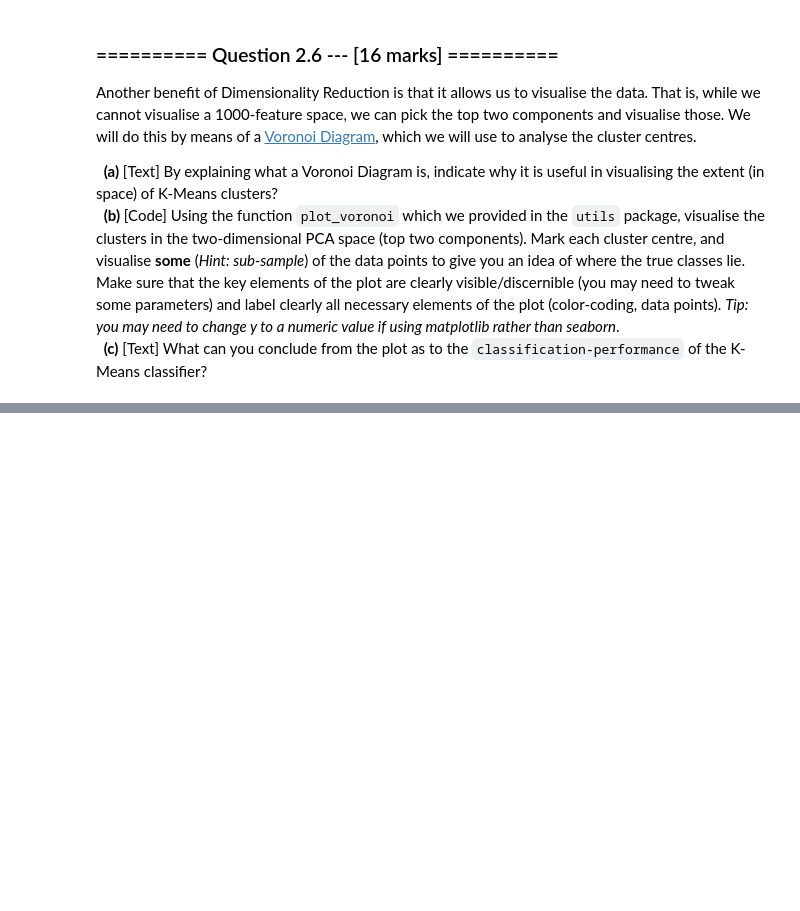
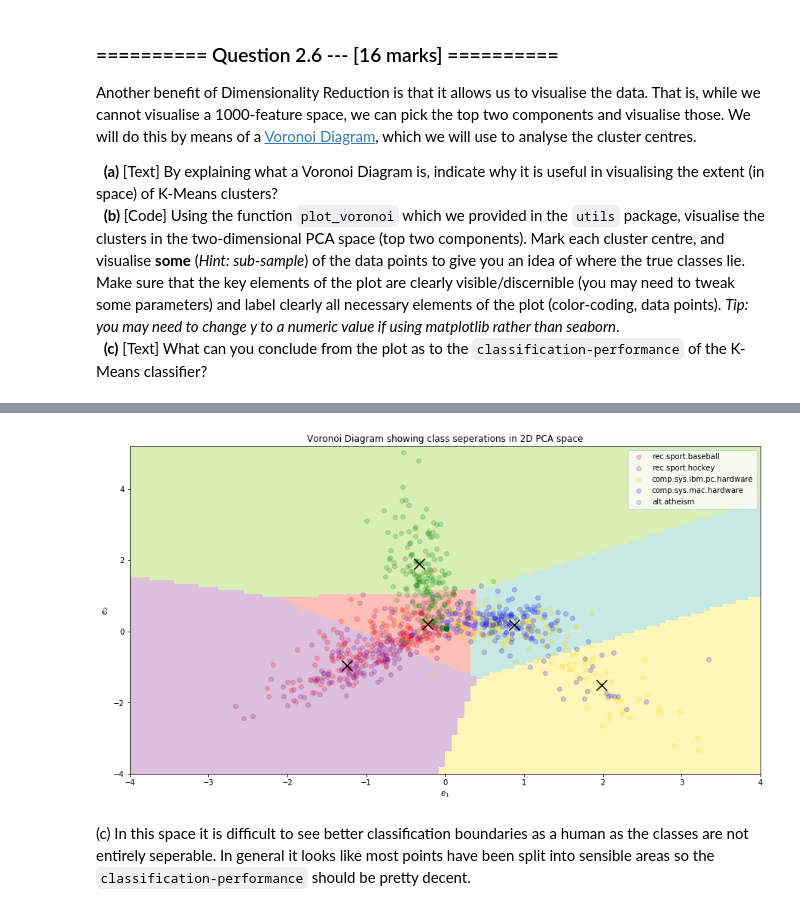
Before and after one commit to RJHughes/ML18, a Jupyter notebook: Assignments/04_A_KMeans.ipynb, the cells around one changed output, grey strips where cells are left out. Saved outputs shown, nothing was run; the diff lists cells and outputs as text; code cells hidden in the pictures; blank space fills up the shorter version.

```diff
--- a/Assignments/04_A_KMeans.ipynb
+++ b/Assignments/04_A_KMeans.ipynb
@@ -341,0 +395,36 @@ Another benefit of Dimensionality Reduction is that it allows us to visualise th
+# %%
+#(b) #
+
+
+centers = km.cluster_centers_
+plot_voronoi(km,[-4, 4, -4, 5.2], clr_map='Set3')
+
+cat_1 = np.array((y[:] == y[0])*1).reshape(-1,1)*new_X
+cat_2 = np.array((y[:] == y[2])*1).reshape(-1,1)*new_X
+cat_3 = np.array((y[:] == y[3])*1).reshape(-1,1)*new_X
+cat_4 = np.array((y[:] == y[6])*1).reshape(-1,1)*new_X
+cat_5 = np.array((y[:] == y[5])*1).reshape(-1,1)*new_X
+
+cat_1 = cat_1[~np.all(cat_1== 0 , axis=1)]
+cat_2 = cat_2[~np.all(cat_2== 0 , axis=1)]
+cat_3 = cat_3[~np.all(cat_3== 0 , axis=1)]
+cat_4 = cat_4[~np.all(cat_4== 0 , axis=1)]
+cat_5 = cat_5[~np.all(cat_5== 0 , axis=1)]
+
+subset = 200
+plt.scatter(cat_1[1:subset, 0],cat_1[1:subset, 1],alpha=0.2, color ='red',   label = 'rec.sport.baseball')
+plt.scatter(cat_2[1:subset, 0],cat_2[1:subset, 1],alpha=0.2, color ='purple',label = 'rec.sport.hockey')
+plt.scatter(cat_3[1:subset, 0],cat_3[1:subset, 1],alpha=0.2, color ='gold',  label = 'comp.sys.ibm.pc.hardware')
+plt.scatter(cat_4[1:subset, 0],cat_4[1:subset, 1],alpha=0.2, color ='blue',  label = 'comp.sys.mac.hardware')
+plt.scatter(cat_5[1:subset, 0],cat_5[1:subset, 1],alpha=0.2, color ='green', label = 'alt.atheism')
+
+plt.scatter(centers[:, 0],centers[:, 1],marker='x',s=200, color = 'k')
+plt.legend()
+plt.xlabel('$e_1$')
+plt.ylabel('$e_2$')
+plt.title('Voronoi Diagram showing class seperations in 2D PCA space')
+plt.show()
+# %% [output]
+[figure, added]
+# %% [markdown]
+(c) In this space it is difficult to see better classification boundaries as a human as the classes are not entirely seperable. In general it looks like most points have been split into sensible areas so the `classification-performance` should be pretty decent.
```
Also changed, not shown: parts of 15 cells of this notebook.
